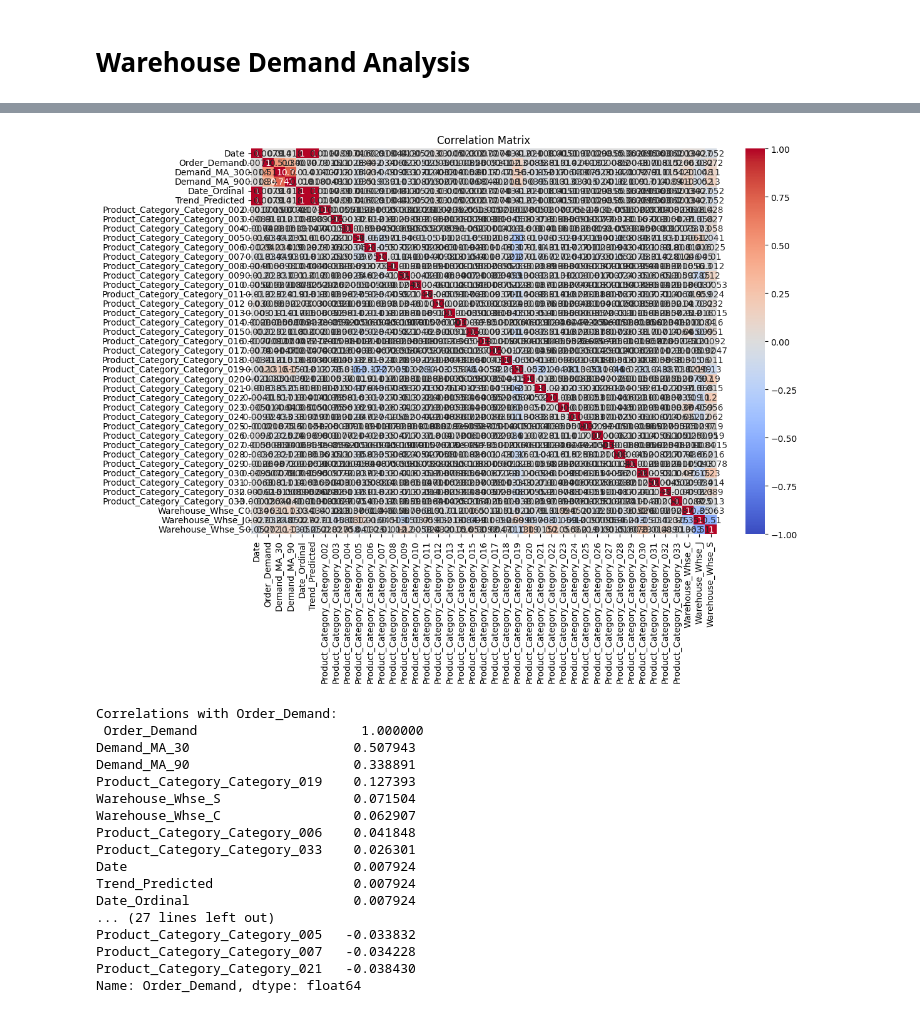
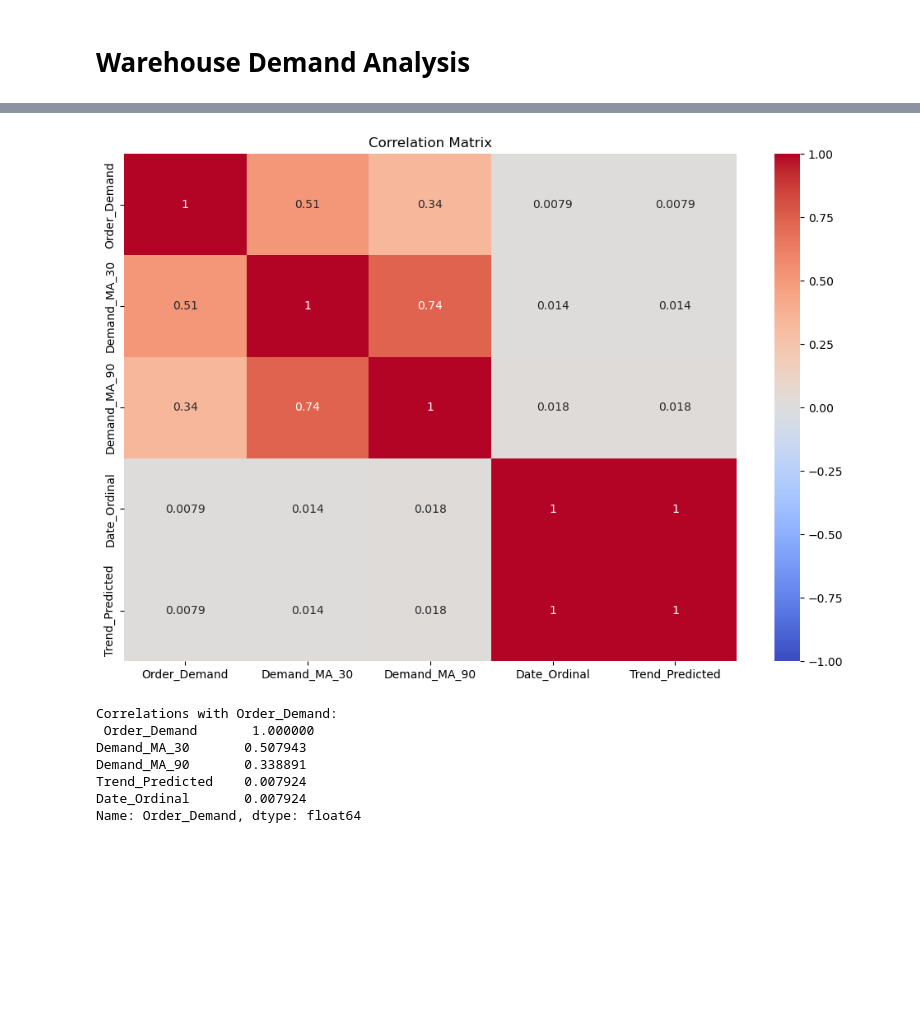
Before and after one commit to MiltonGreat/Warehouse-Demand, a Jupyter notebook: Warehouse Demand Analysis.ipynb, the cells around one changed output, grey strips where cells are left out. Drawn from its saved outputs; the diff is of its cells as text; code cells hidden in the pictures; blank space fills up the shorter version.

```diff
--- a/Warehouse Demand Analysis.ipynb
+++ b/Warehouse Demand Analysis.ipynb
@@ -303,38 +152,27 @@ plt.show()
 # %%
-# Step 1: One-hot encode the categorical variables (Product_Category and Warehouse)
-df_encoded = pd.get_dummies(df, columns=['Product_Category', 'Warehouse'], drop_first=True)
+# Correlation matrix for numeric columns
+# One-hot encoding of categorical columns (e.g., Product_Category and Warehouse)
+if 'Product_Category' in df.columns and 'Warehouse' in df.columns:
+    df_encoded = pd.get_dummies(df, columns=['Product_Category', 'Warehouse'], drop_first=True)
 
-# Step 2: Drop non-numeric columns (e.g., Product_Code)
-df_encoded = df_encoded.drop(columns=['Product_Code'], errors='ignore')
+    # Drop non-numeric columns
+    df_numeric = df_encoded.select_dtypes(include=[np.number])
 
-# Step 3: Compute the correlation matrix
-correlation_matrix = df_encoded.corr()
+    # Compute correlation matrix and visualize it
+    plt.figure(figsize=(12, 8))
+    sns.heatmap(df_numeric.corr(), annot=True, cmap='coolwarm', vmin=-1, vmax=1)
+    plt.title('Correlation Matrix')
+    plt.show()
 
-# Step 4: Visualize the correlation matrix
-plt.figure(figsize=(12, 8))
-sns.heatmap(correlation_matrix, annot=True, cmap='coolwarm', vmin=-1, vmax=1)
-plt.title('Correlation Matrix')
-plt.show()
-
-# Step 5: Focus on correlations with Order_Demand
-correlations_with_demand = correlation_matrix['Order_Demand'].sort_values(ascending=False)
-print("Correlations with Order_Demand:\n", correlations_with_demand)
+    # Focus on correlations with 'Order_Demand'
+    correlations_with_demand = df_numeric.corr()['Order_Demand'].sort_values(ascending=False)
+    print("Correlations with Order_Demand:\n", correlations_with_demand)
 # %% [output]
-[figure, old version]
+[figure, new version]
 Correlations with Order_Demand:
- Order_Demand                     1.000000
-Demand_MA_30                     0.507943
-Demand_MA_90                     0.338891
-Product_Category_Category_019    0.127393
-Warehouse_Whse_S                 0.071504
-Warehouse_Whse_C                 0.062907
-Product_Category_Category_006    0.041848
-Product_Category_Category_033    0.026301
-Date                             0.007924
-Trend_Predicted                  0.007924
-Date_Ordinal                     0.007924
-... (27 lines left out)
-Product_Category_Category_005   -0.033832
-Product_Category_Category_007   -0.034228
-Product_Category_Category_021   -0.038430
+ Order_Demand       1.000000
+Demand_MA_30       0.507943
+Demand_MA_90       0.338891
+Trend_Predicted    0.007924
+Date_Ordinal       0.007924
 Name: Order_Demand, dtype: float64
```
Also changed, not shown: parts of 24 cells of this notebook.
